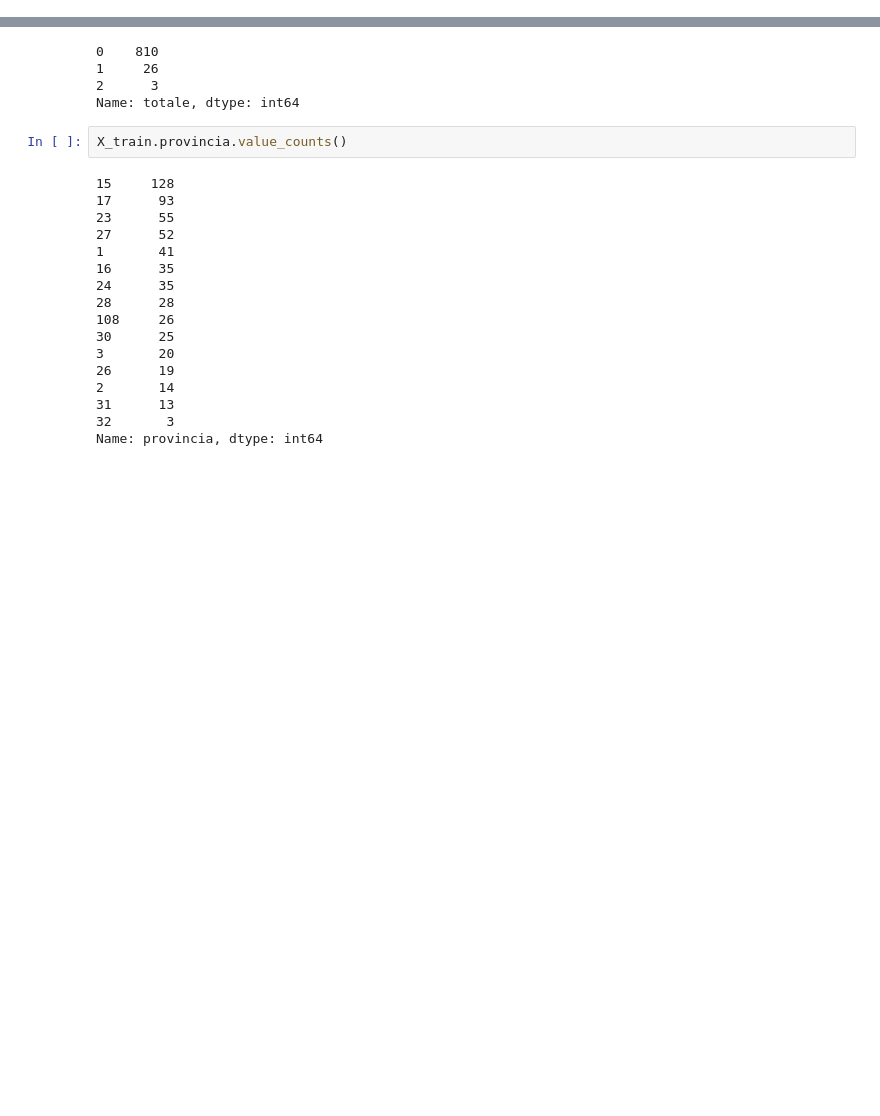
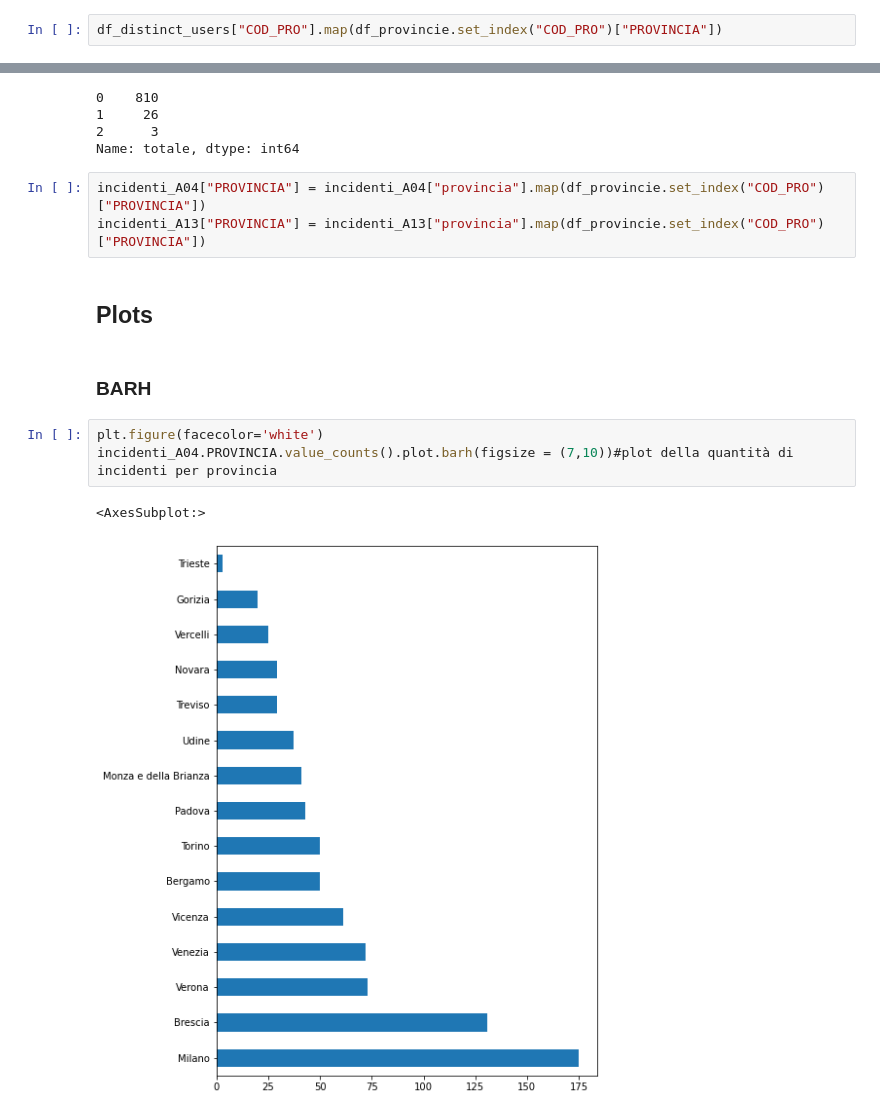
Before and after one commit to nico1654/project_work, a Jupyter notebook: Project_Work.ipynb, the cells around one changed output, grey strips where cells are left out. Drawn from its saved outputs; the diff is of its cells as text; blank space fills up the shorter version.

```diff
--- a/Project_Work.ipynb
+++ b/Project_Work.ipynb
@@ -100,0 +117,2 @@ aggiungiamo i nomi dei comuni, provincie ecc al df
+# %%
+df_distinct_users["COD_PRO"].map(df_provincie.set_index("COD_PRO")["PROVINCIA"])
@@ -948,22 +934,16 @@ incidenti_A04["totale"].value_counts()
 1     26
 2      3
 Name: totale, dtype: int64
-# %%
-X_train.provincia.value_counts()
-# %% [output]
-15     128
-17      93
-23      55
-27      52
-1       41
-16      35
-24      35
-28      28
-108     26
-30      25
-3       20
-26      19
-2       14
-31      13
-32       3
-Name: provincia, dtype: int64
+# %%
+incidenti_A04["PROVINCIA"] = incidenti_A04["provincia"].map(df_provincie.set_index("COD_PRO")["PROVINCIA"])
+incidenti_A13["PROVINCIA"] = incidenti_A13["provincia"].map(df_provincie.set_index("COD_PRO")["PROVINCIA"])
+# %% [markdown]
+## Plots
+# %% [markdown]
+### BARH
+# %%
+plt.figure(facecolor='white')
+incidenti_A04.PROVINCIA.value_counts().plot.barh(figsize = (7,10))#plot della quantità di incidenti per provincia
+# %% [output]
+<AxesSubplot:>
+[figure, added]
```
Also changed, not shown: parts of 34 cells of this notebook.
